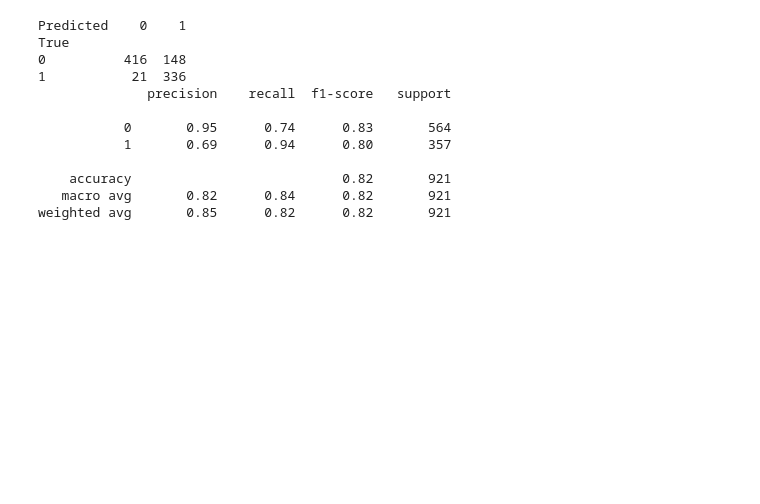
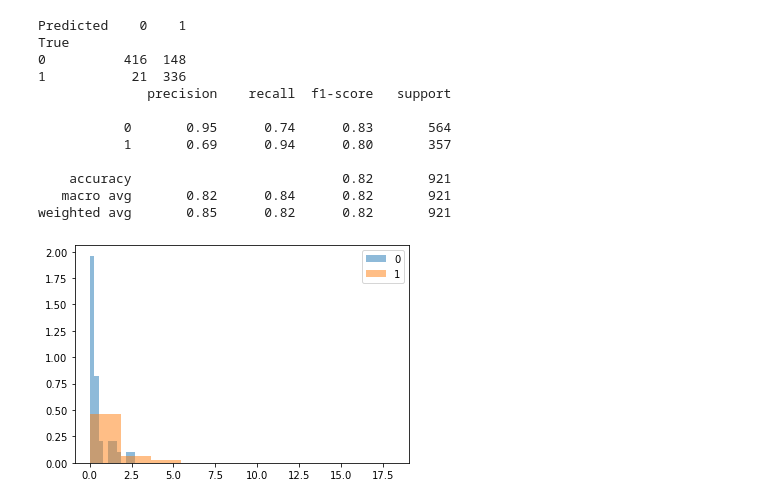
Before and after one commit to prokaj/ipynb, a Jupyter notebook: week3/cv.ipynb, the cells around one changed output. Saved outputs shown, nothing was run; the diff lists cells and outputs as text; code cells hidden in the pictures; blank space fills up the shorter version.

```diff
--- a/week3/cv.ipynb
+++ b/week3/cv.ipynb
@@ -330,3 +341,17 @@ True
     accuracy                           0.82       921
    macro avg       0.82      0.84      0.82       921
 weighted avg       0.85      0.82      0.82       921
+# %%
+def plot_conditional(X,y,f=None):
+    classes = np.unique(y)
+    for c in classes:
+        x = X[y==c]
+        if f is not None:
+            x=f(x)
+        plt.hist(x,alpha=0.5,density=True, label=c)
+    plt.legend()
+    plt.show()
+# %%
+plot_conditional(train_df.word_freq_credit, train_df['class'], lambda x: x[x!=0])
+# %% [output]
+[figure, added]
```
Also changed, not shown: parts of 20 cells of this notebook, 4 other files.
